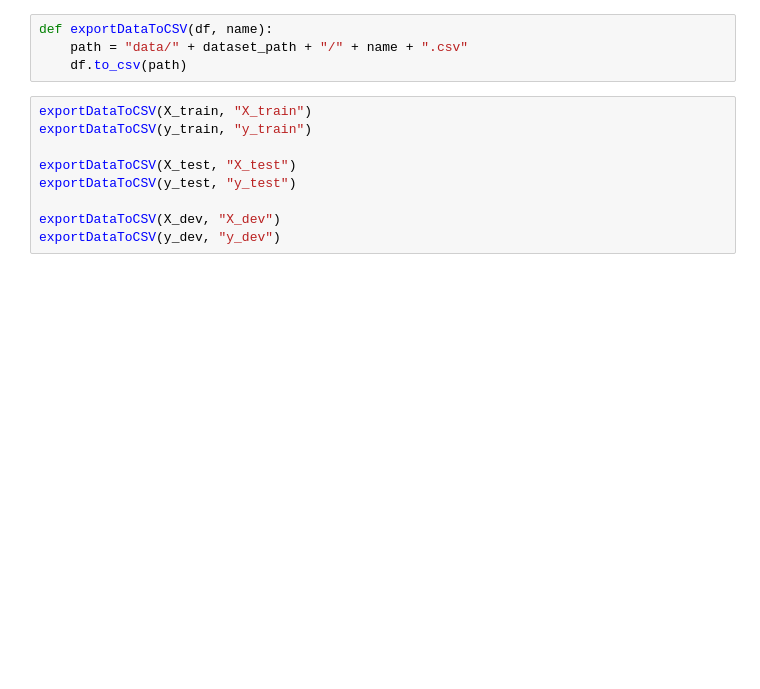
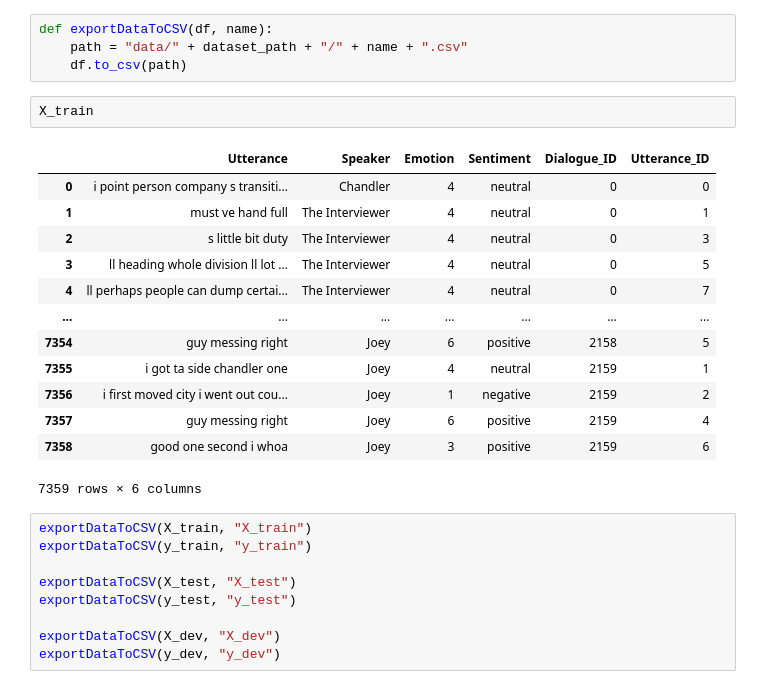
Before and after one commit to ELIJDAYO/ER_GAT, a Jupyter notebook: datasetPreparation.ipynb, the cells around one changed output. Drawn from its saved outputs; the diff is of its cells as text; blank space fills up the shorter version.

```diff
--- a/datasetPreparation.ipynb
+++ b/datasetPreparation.ipynb
@@ -469,6 +466,22 @@ if key:
 def exportDataToCSV(df, name):
     path = "data/" + dataset_path + "/" + name + ".csv"
     df.to_csv(path)
+# %%
+X_train
+# %% [output]
+|  | Utterance | Speaker | Emotion | Sentiment | Dialogue_ID | Utterance_ID |
+| 0 | i point person company s transiti... | Chandler | 4 | neutral | 0 | 0 |
+| 1 | must ve hand full | The Interviewer | 4 | neutral | 0 | 1 |
+| 2 | s little bit duty | The Interviewer | 4 | neutral | 0 | 3 |
+| 3 | ll heading whole division ll lot ... | The Interviewer | 4 | neutral | 0 | 5 |
+| 4 | ll perhaps people can dump certai... | The Interviewer | 4 | neutral | 0 | 7 |
+| ... | ... | ... | ... | ... | ... | ... |
+| 7354 | guy messing right | Joey | 6 | positive | 2158 | 5 |
+| 7355 | i got ta side chandler one | Joey | 4 | neutral | 2159 | 1 |
+| 7356 | i first moved city i went out cou... | Joey | 1 | negative | 2159 | 2 |
+| 7357 | guy messing right | Joey | 6 | positive | 2159 | 4 |
+| 7358 | good one second i whoa | Joey | 3 | positive | 2159 | 6 |
+7359 rows × 6 columns
 # %%
 exportDataToCSV(X_train, "X_train")
 exportDataToCSV(y_train, "y_train")
```
Also changed, not shown: parts of 9 cells of this notebook, 57 other files.
